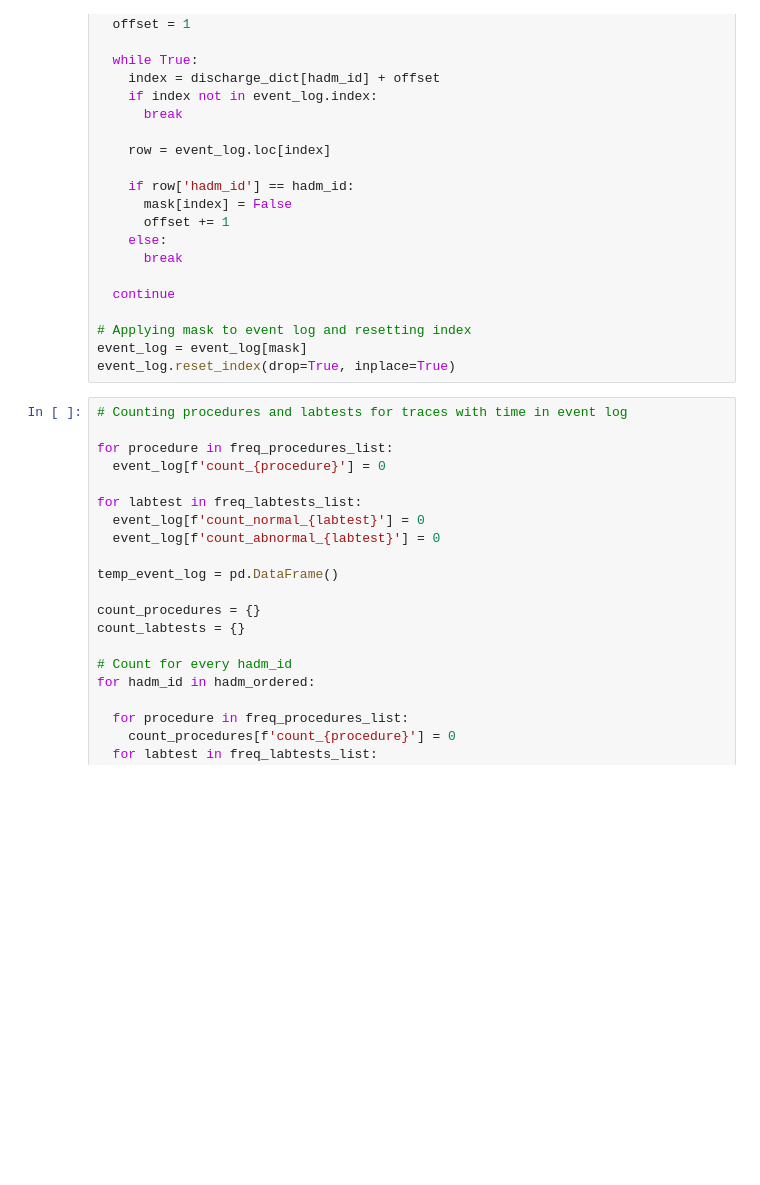
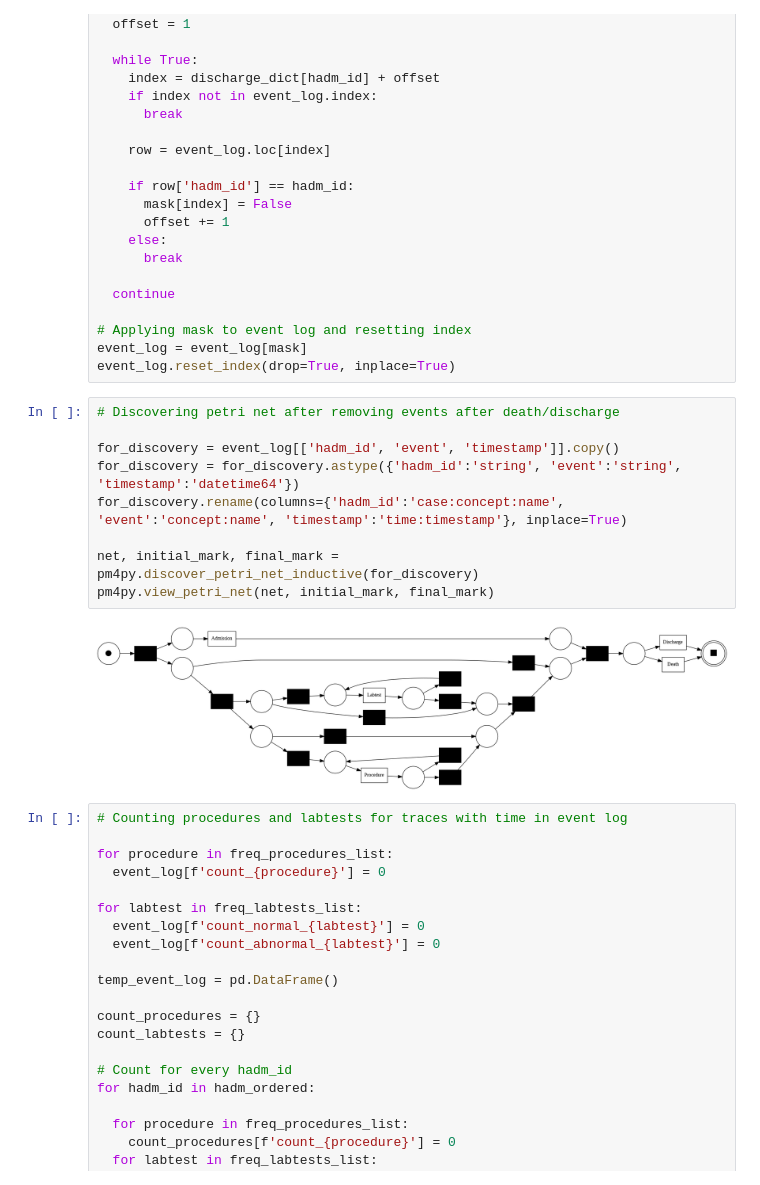
Before and after one commit to deepw02/comp3931-sc20dpw, a Jupyter notebook: pm_ml.ipynb, the cells around one changed output. Saved outputs shown, nothing was run; the diff lists cells and outputs as text; blank space fills up the shorter version.

```diff
--- a/pm_ml.ipynb
+++ b/pm_ml.ipynb
@@ -366,6 +377,17 @@ for hadm_id in discharge_dict:
 # Applying mask to event log and resetting index
 event_log = event_log[mask]
 event_log.reset_index(drop=True, inplace=True)
+# %%
+# Discovering petri net after removing events after death/discharge
+
+for_discovery = event_log[['hadm_id', 'event', 'timestamp']].copy()
+for_discovery = for_discovery.astype({'hadm_id':'string', 'event':'string', 'timestamp':'datetime64'})
+for_discovery.rename(columns={'hadm_id':'case:concept:name', 'event':'concept:name', 'timestamp':'time:timestamp'}, inplace=True)
+
+net, initial_mark, final_mark = pm4py.discover_petri_net_inductive(for_discovery)
+pm4py.view_petri_net(net, initial_mark, final_mark)
+# %% [output]
+[figure, added]
 # %%
 # Counting procedures and labtests for traces with time in event log
 
```
Also changed, not shown: parts of 9 cells of this notebook.
